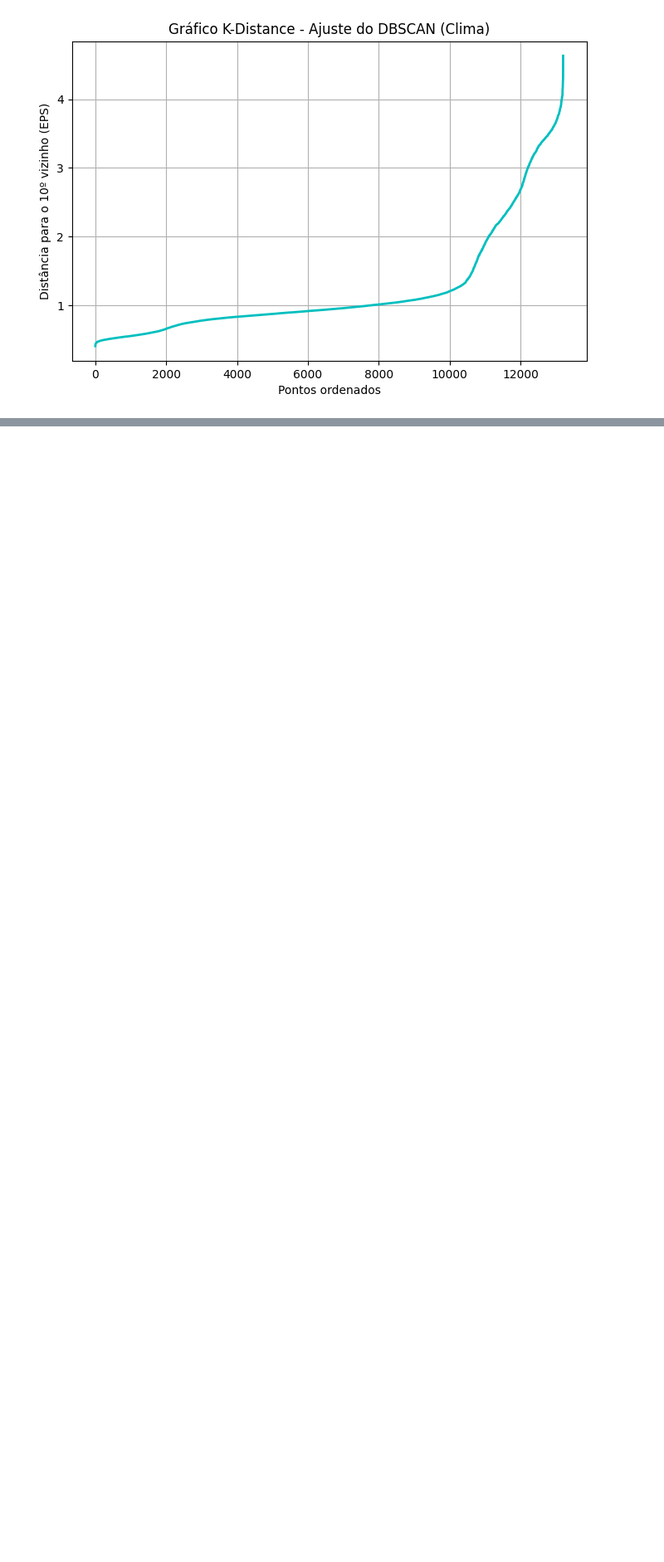
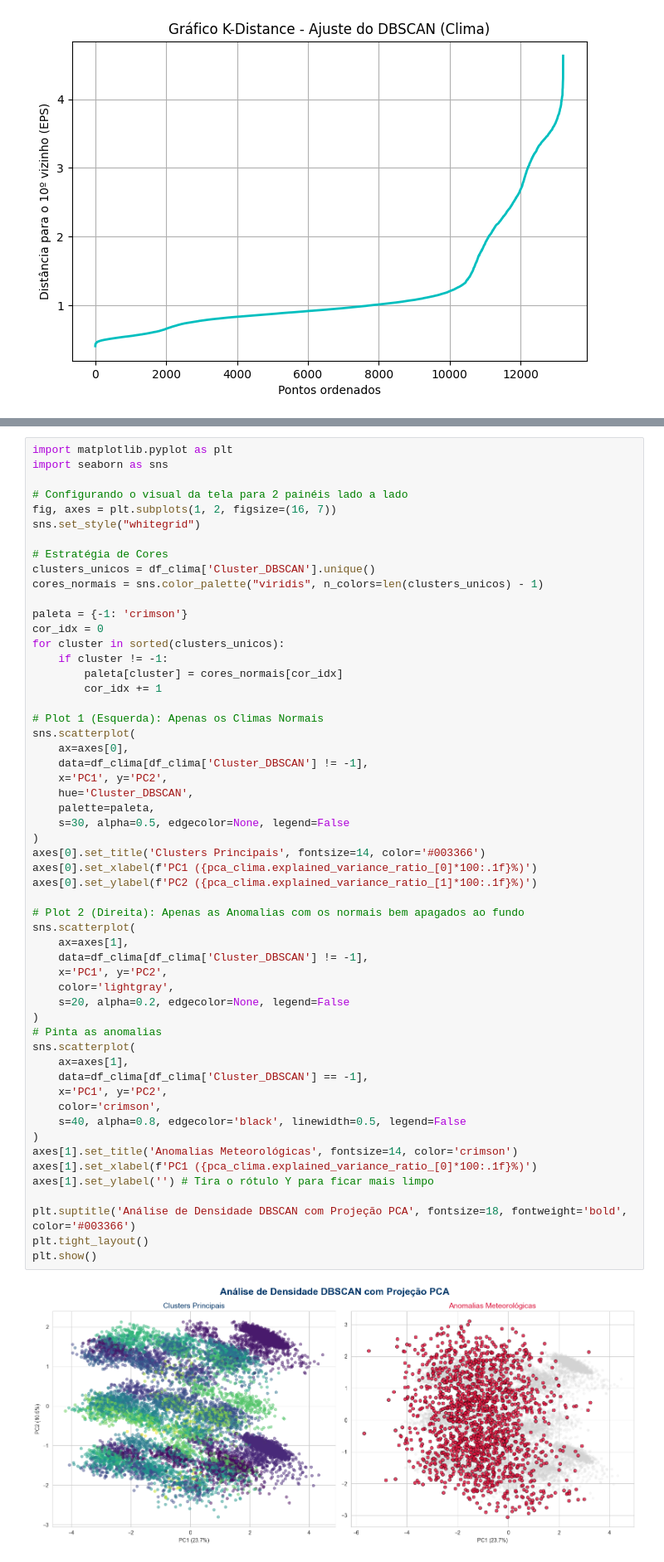
Before and after one commit to renanaqn/energy-weather-ml, a Jupyter notebook: nao_supervisionado.ipynb, the cells around one changed output, grey strips where cells are left out. Shown at 83% size. Drawn from its saved outputs; the diff is of its cells as text; blank space fills up the shorter version.

```diff
--- a/nao_supervisionado.ipynb
+++ b/nao_supervisionado.ipynb
@@ -448,3 +468,60 @@ Número de Anomalias Climáticas (Ruído): 1581
 Silhouette (DBSCAN): 0.2635
 Davies-Bouldin (DBSCAN): 1.4429
 Calinski-Harabasz (DBSCAN): 746.6241
+# %%
+import matplotlib.pyplot as plt
+import seaborn as sns
+
+# Configurando o visual da tela para 2 painéis lado a lado
+fig, axes = plt.subplots(1, 2, figsize=(16, 7))
+sns.set_style("whitegrid")
+
+# Estratégia de Cores
+clusters_unicos = df_clima['Cluster_DBSCAN'].unique()
+cores_normais = sns.color_palette("viridis", n_colors=len(clusters_unicos) - 1)
+
+paleta = {-1: 'crimson'}
+cor_idx = 0
+for cluster in sorted(clusters_unicos):
+    if cluster != -1:
+        paleta[cluster] = cores_normais[cor_idx]
+        cor_idx += 1
+
+# Plot 1 (Esquerda): Apenas os Climas Normais
+sns.scatterplot(
+    ax=axes[0],
+    data=df_clima[df_clima['Cluster_DBSCAN'] != -1],
+    x='PC1', y='PC2',
+    hue='Cluster_DBSCAN',
+    palette=paleta,
+    s=30, alpha=0.5, edgecolor=None, legend=False
+)
+axes[0].set_title('Clusters Principais', fontsize=14, color='#003366')
+axes[0].set_xlabel(f'PC1 ({pca_clima.explained_variance_ratio_[0]*100:.1f}%)')
+axes[0].set_ylabel(f'PC2 ({pca_clima.explained_variance_ratio_[1]*100:.1f}%)')
+
+# Plot 2 (Direita): Apenas as Anomalias com os normais bem apagados ao fundo
+sns.scatterplot(
+    ax=axes[1],
+    data=df_clima[df_clima['Cluster_DBSCAN'] != -1],
+    x='PC1', y='PC2',
+    color='lightgray',
+    s=20, alpha=0.2, edgecolor=None, legend=False
+)
+# Pinta as anomalias
+sns.scatterplot(
+    ax=axes[1],
+    data=df_clima[df_clima['Cluster_DBSCAN'] == -1],
+    x='PC1', y='PC2',
+    color='crimson',
+    s=40, alpha=0.8, edgecolor='black', linewidth=0.5, legend=False
+)
+axes[1].set_title('Anomalias Meteorológicas', fontsize=14, color='crimson')
+axes[1].set_xlabel(f'PC1 ({pca_clima.explained_variance_ratio_[0]*100:.1f}%)')
+axes[1].set_ylabel('') # Tira o rótulo Y para ficar mais limpo
+
+plt.suptitle('Análise de Densidade DBSCAN com Projeção PCA', fontsize=18, fontweight='bold', color='#003366')
+plt.tight_layout()
+plt.show()
+# %% [output]
+[figure, added]
```
Also changed, not shown: parts of 15 cells of this notebook, 5 other files.
